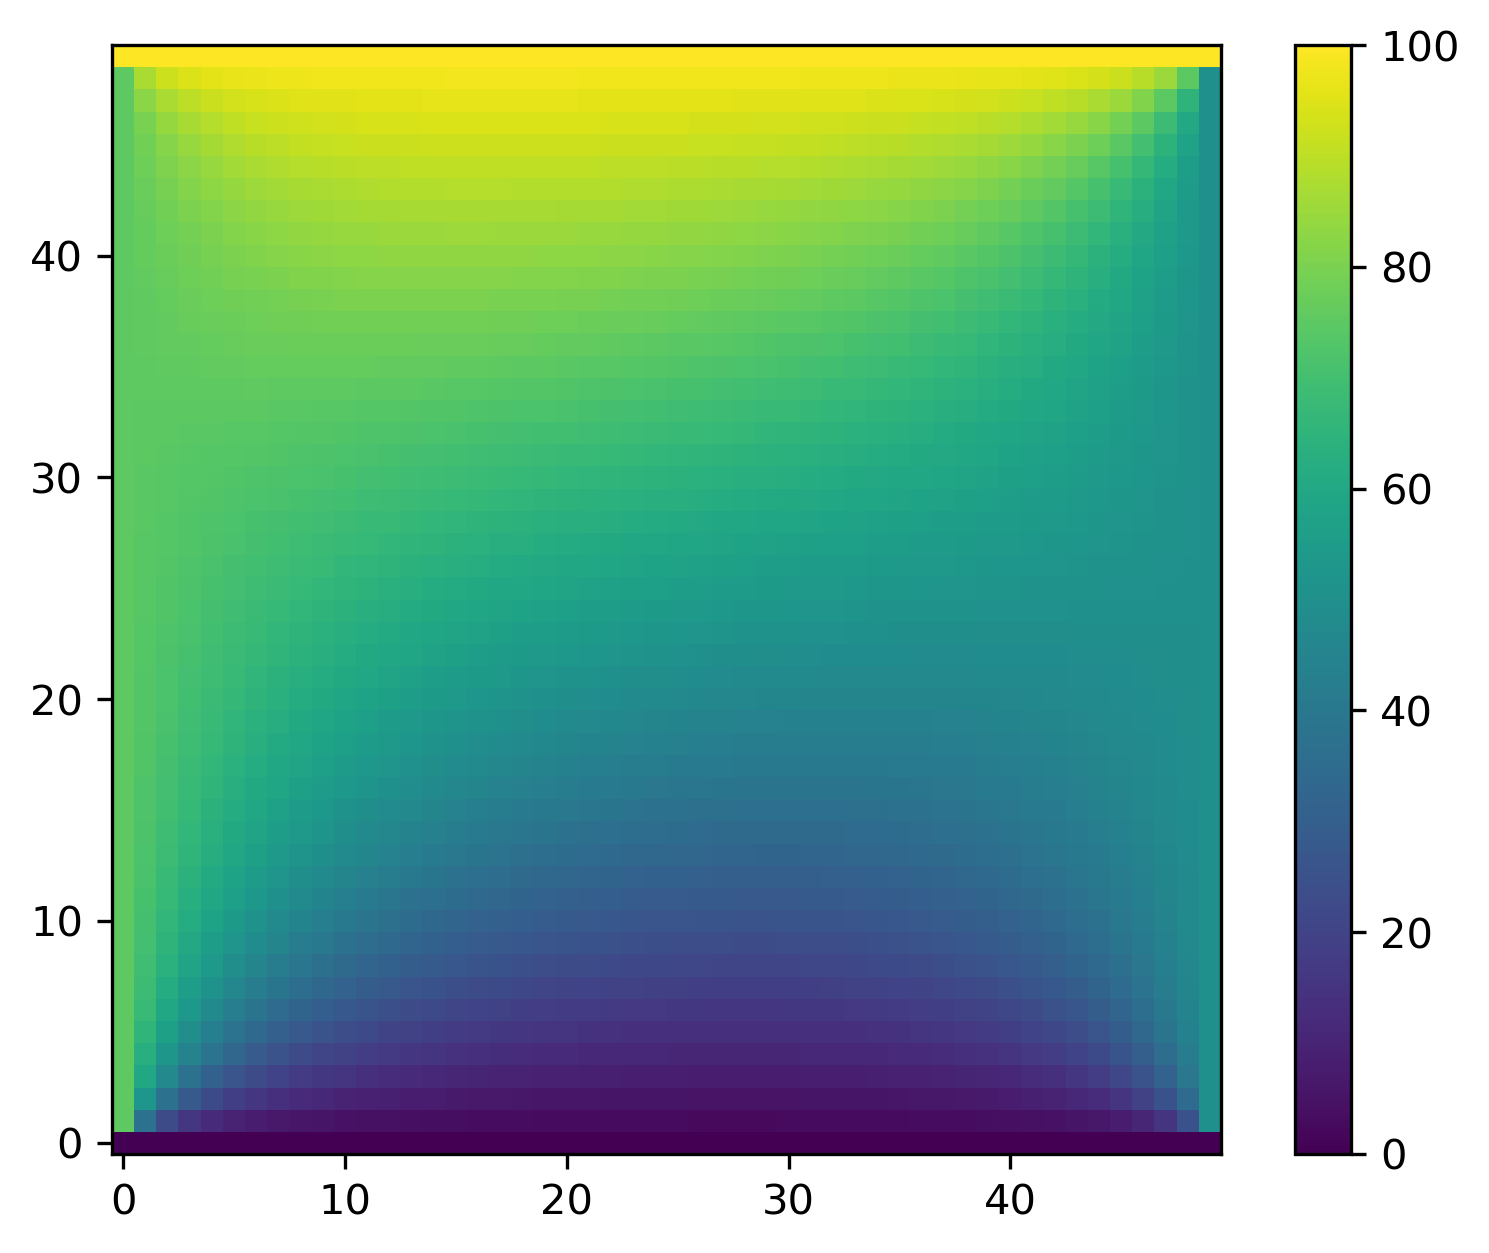
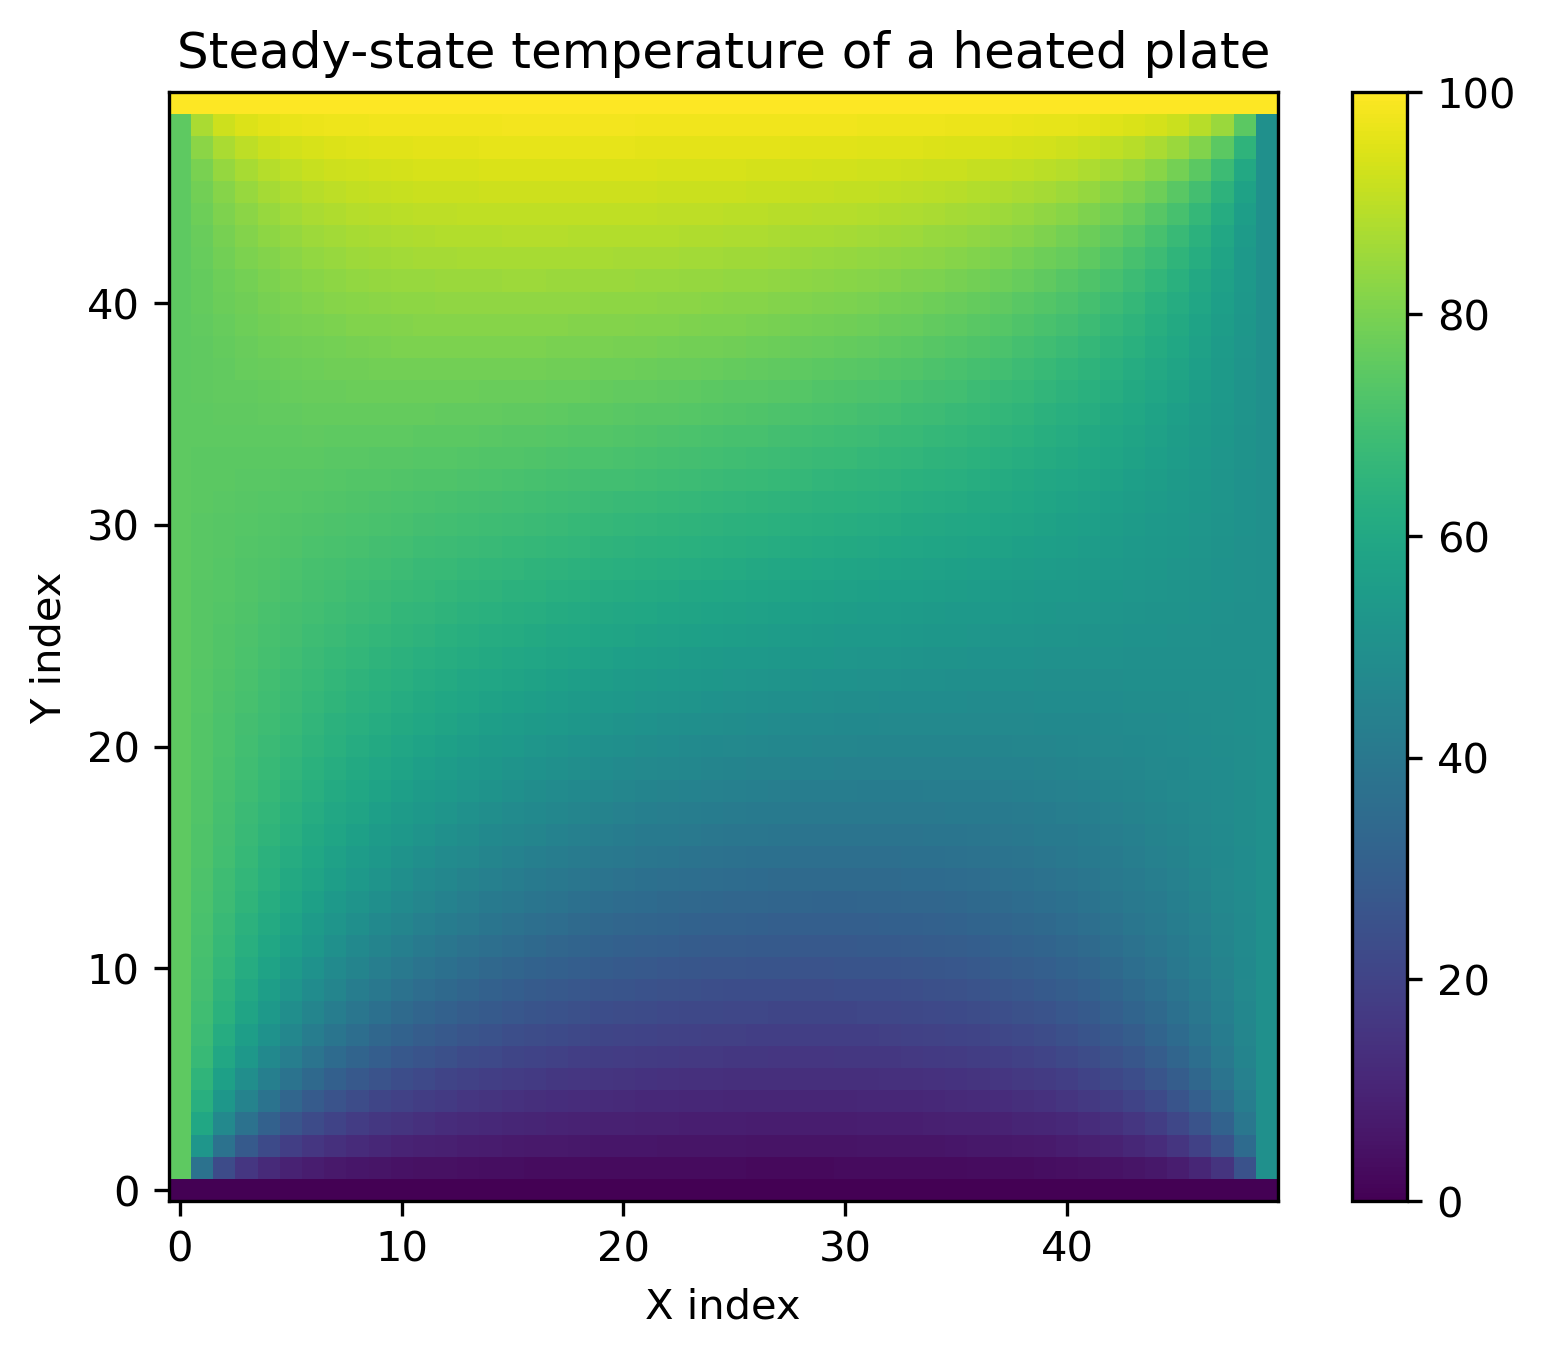
The notebook cell's code change between the first figure and the second:
--- before
+++ after
@@ -6,11 +6,11 @@
 err = 9999
 it = 0 # iteration count
-T = np.zeros((n,n))
+T = np.zeros((n,n)) # this matrix does include the BCs
 
 while err > 1e-1:
   T_old = T.copy() # store to calculate error
-  for i in range(1,n-1): # exclude BCs
+  for i in range(1,n-1): # exclude BCs, solve for internal nodes
     for j in range(1,n-1):
-      T[i,j] = (T[i+1,j] + T[i-1,j] + T[i,j+1] + T[i,j-1]) / 4
+      T[i,j] = (T[i+1,j] + T[i-1,j] + T[i,j+1] + T[i,j-1]) / 4 # molecule equation
   
   T[:,0] = Bl # BCs around edge
@@ -19,4 +19,5 @@
   T[-1,:] = Bu
   # for Neumann no-flux BCs, set T[0,:] = T[1,:] instead
+  # this loses second order accuracy but is easier
     
   err = sl.norm(T - T_old, 2)
@@ -25,4 +26,7 @@
 print(it, ' iterations')
 plt.imshow(T, origin='lower')
+plt.title('Steady-state temperature of a heated plate')
+plt.xlabel('X index')
+plt.ylabel('Y index')
 plt.colorbar()
 plt.show()

Commit: update L17 S26